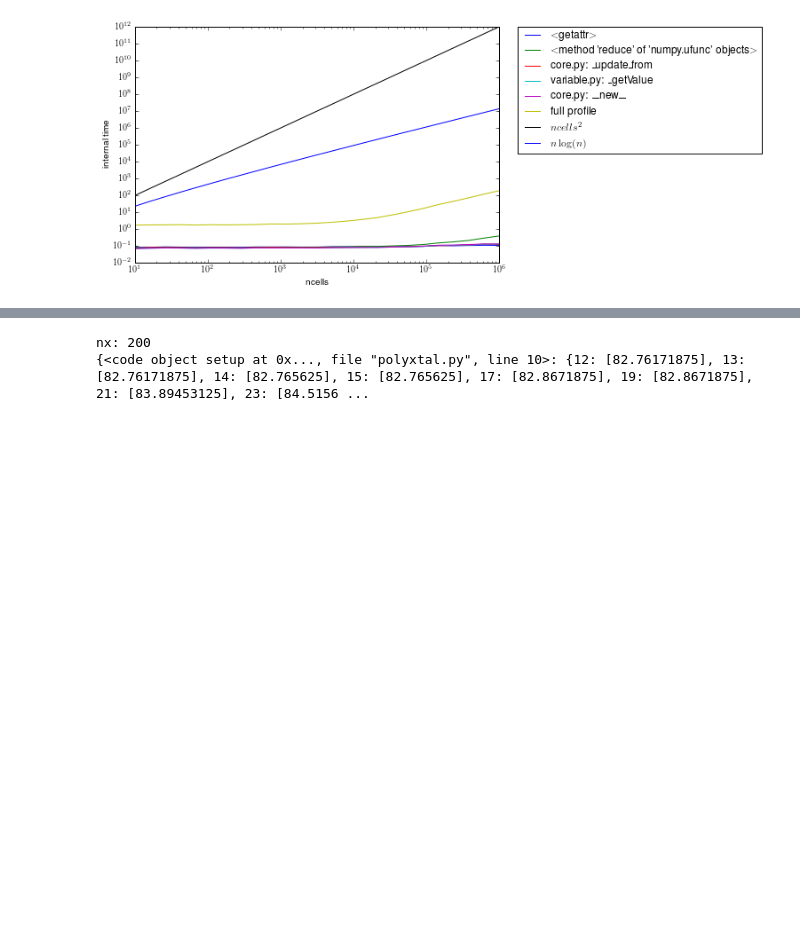
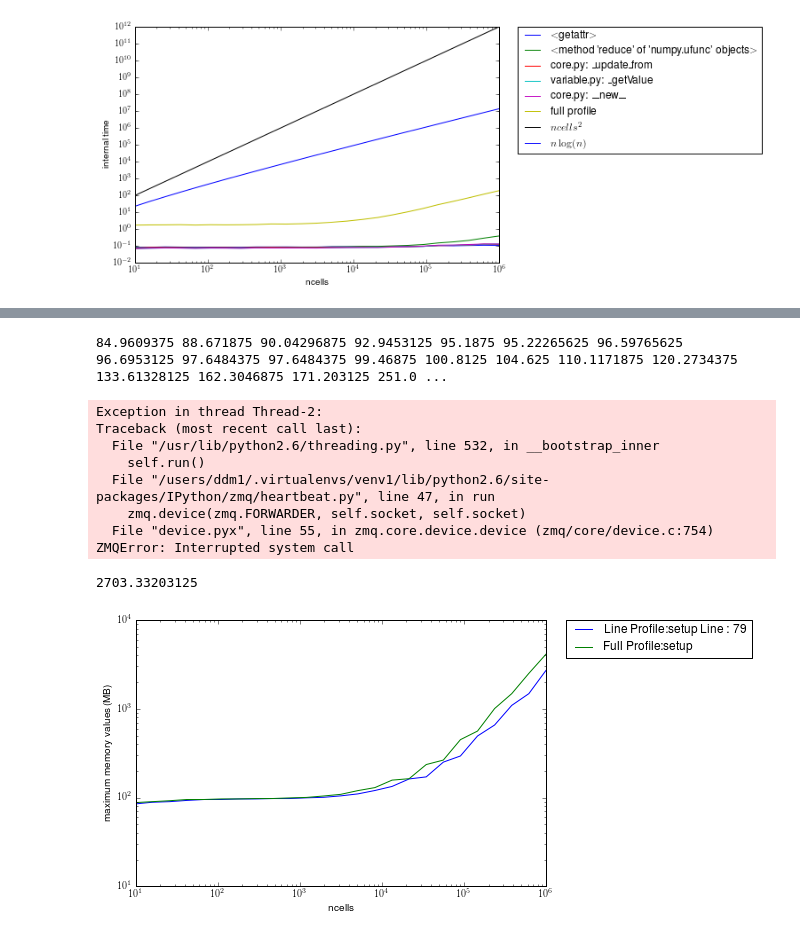
Before and after one commit to dmurali1/SURF2013, a Jupyter notebook: Profile_Polyxtal.ipynb, the cells around one changed output, grey strips where cells are left out. Cells and saved outputs as stored; diff of their text form; code cells hidden in the pictures; blank space fills up the shorter version.

```diff
--- a/Profile_Polyxtal.ipynb
+++ b/Profile_Polyxtal.ipynb
@@ -165,9 +197,23 @@ nx: 100
 # %%
-from profiling_memory import MemoryProfiler
+from profiling_memory import MemoryProfiler, MemoryViewer
+from polyxtal import PolyxtalSimulation
 from polyxtal import func
+
+ncells = np.array(np.logspace(1, 6, 25), dtype=int)
 memoryProfiler = MemoryProfiler(profileMethod=PolyxtalSimulation.setup, runfunc=func)
-memoryProfiler.profile(40000)
-print memoryProfiler.codeMap
+memoryViewer = MemoryViewer(memoryProfiler, ncells)
+
+memoryViewer.plot(line=79)
+plt.show()
 # %% [output]
-nx: 200
-{<code object setup at 0x..., file "polyxtal.py", line 10>: {12: [82.76171875], 13: [82.76171875], 14: [82.765625], 15: [82.765625], 17: [82.8671875], 19: [82.8671875], 21: [83.89453125], 23: [84.5156 ...
+84.9609375 88.671875 90.04296875 92.9453125 95.1875 95.22265625 96.59765625 96.6953125 97.6484375 97.6484375 99.46875 100.8125 104.625 110.1171875 120.2734375 133.61328125 162.3046875 171.203125 251.0 ...
+Exception in thread Thread-2:
+Traceback (most recent call last):
+  File "/usr/lib/python2.6/threading.py", line 532, in __bootstrap_inner
+    self.run()
+  File "/users/ddm1/.virtualenvs/venv1/lib/python2.6/site-packages/IPython/zmq/heartbeat.py", line 47, in run
+    zmq.device(zmq.FORWARDER, self.socket, self.socket)
+  File "device.pyx", line 55, in zmq.core.device.device (zmq/core/device.c:754)
+ZMQError: Interrupted system call
+2703.33203125
+[figure, added]
```
Also changed, not shown: parts of 19 cells of this notebook, 4 other files.
